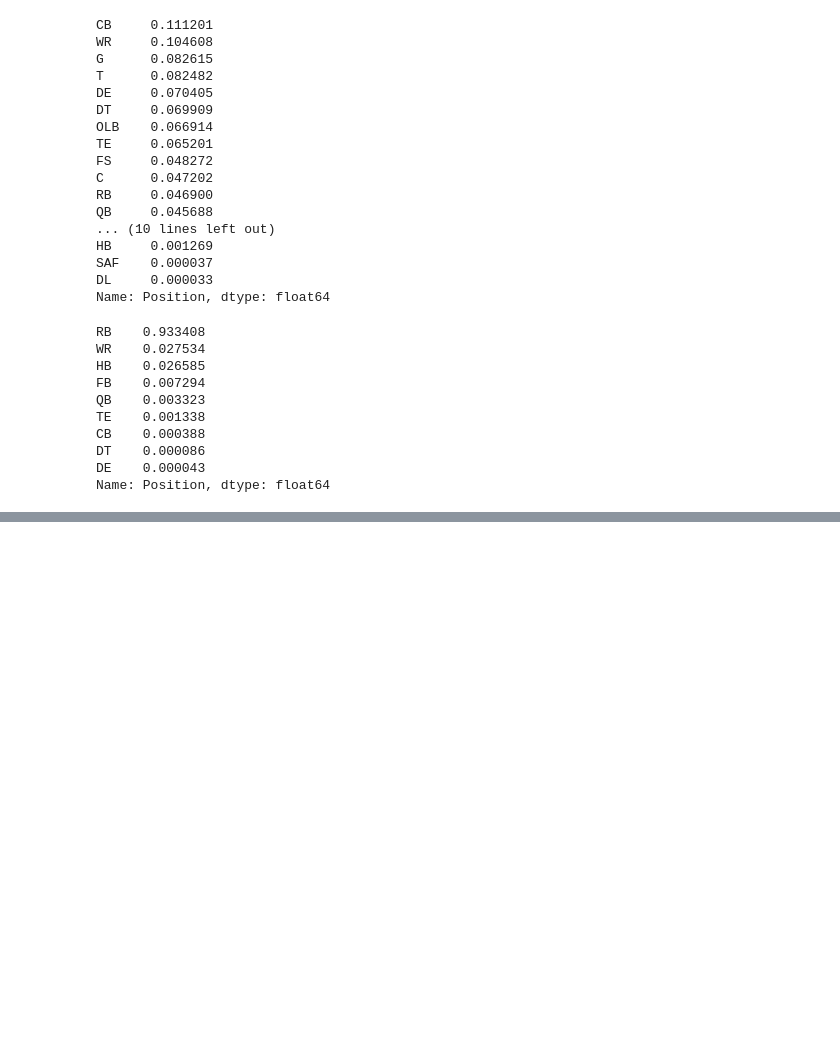
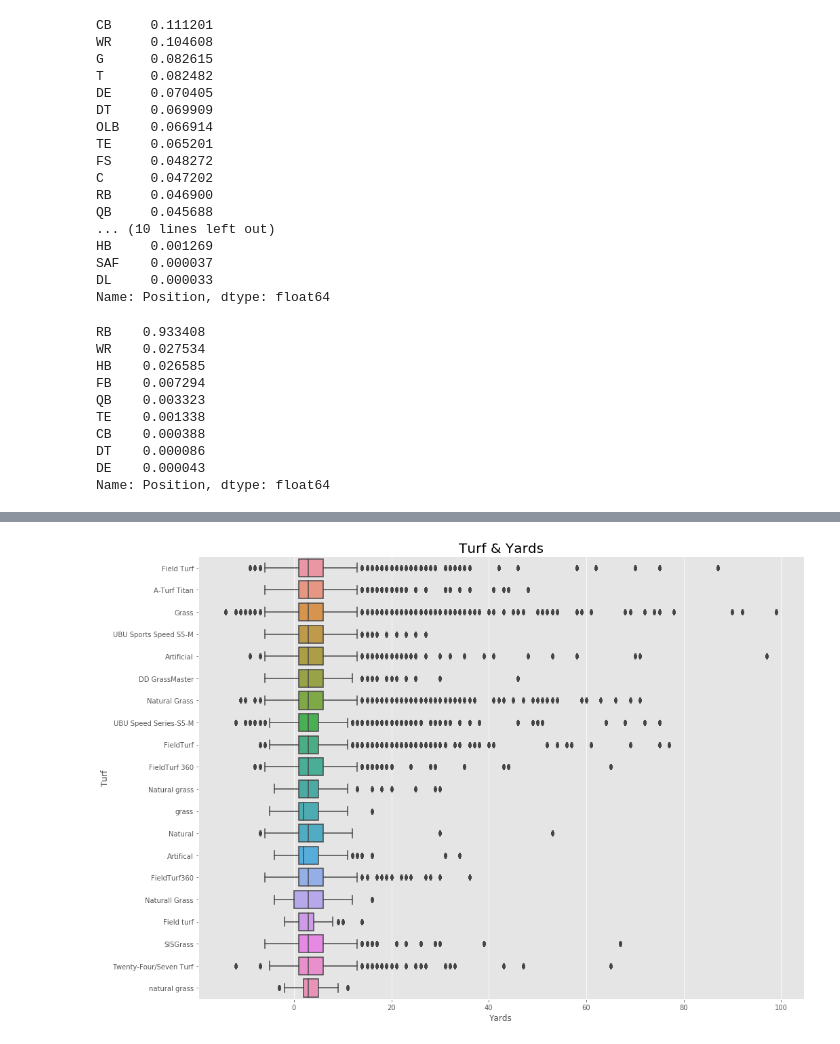
Before and after one commit to erikw425/NFL_Predictive_Rushing_Models, a Jupyter notebook: NFL_Rushing.ipynb, the cells around one changed output, grey strips where cells are left out. Drawn from its saved outputs; the diff is of its cells as text; code cells hidden in the pictures; blank space fills up the shorter version.

```diff
--- a/NFL_Rushing.ipynb
+++ b/NFL_Rushing.ipynb
@@ -573,3 +352,12 @@ rushing_df[rushing_df['Position'] == 'CB']
 | 310362 | 2018093002 | 20180930021499 | away | 43.17 | 24.46 | 8.66 | 3.19 | 0.88 | 5.33 | 7.84 | 2558821 | ... |
 | 361931 | 2018102110 | 20181021102756 | away | 49.45 | 29.22 | 8.15 | 0.96 | 0.82 | 3.62 | 1.71 | 2557920 | ... |
 | 405469 | 2018111800 | 20181118002325 | away | 45.87 | 30.64 | 7.88 | 0.18 | 0.78 | 1.48 | 356.51 | 2557920 | ... |
+# %%
+plt.figure(figsize=(16,12))
+sns.boxplot(data=train_df, x="Yards", y="Turf", showfliers=True,)
+plt.xlabel('Yards', fontsize=12)
+plt.ylabel('Turf', fontsize=12)
+plt.title("Turf & Yards", fontsize=20)
+plt.show()
+# %% [output]
+[figure, added]
```
Also changed, not shown: parts of 47 cells of this notebook.
